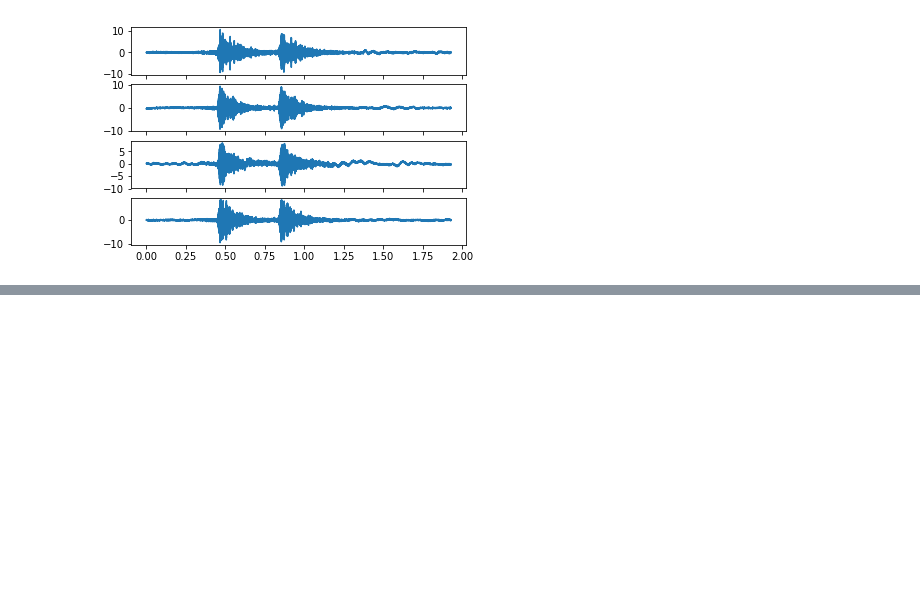
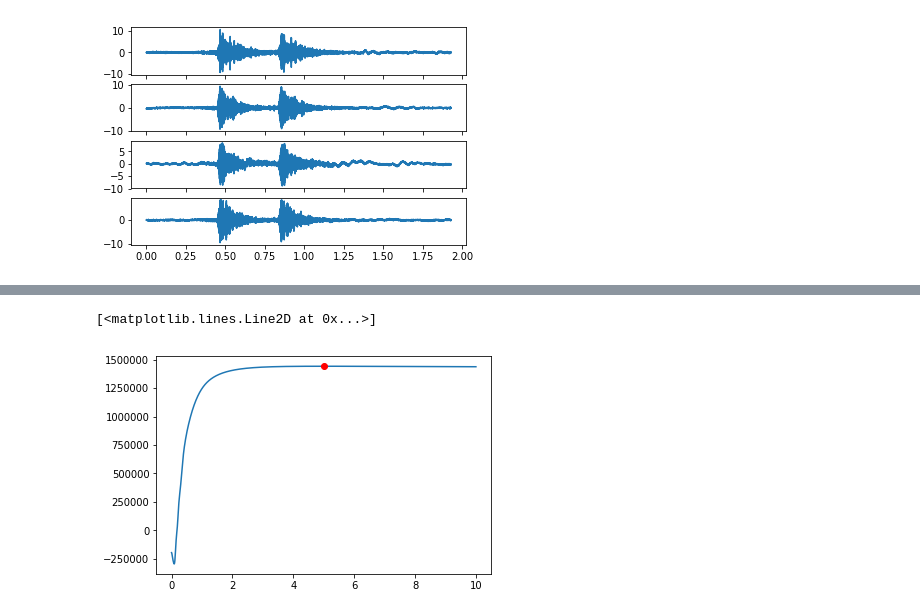
Before and after one commit to rgbrown/birdsong, a Jupyter notebook: Correlation map method.ipynb, the cells around one changed output, grey strips where cells are left out. Saved outputs shown, nothing was run; the diff lists cells and outputs as text; code cells hidden in the pictures; blank space fills up the shorter version.

```diff
--- a/Correlation map method.ipynb
+++ b/Correlation map method.ipynb
@@ -6,0 +65,23 @@ from scipy.interpolate import interp1d
+# %%
+def generate_synthetic_data(mics, source_position, fname='highsampletext.wav'):
+    sample_rate, original = scipy.io.wavfile.read('highsampletext.wav')
+    dt = 1/sample_rate
+    original = original.astype("float")
+    original = original/original.std()
+    n_samples = len(original)
+    n_channels = 4
+
+    # Compute delays, and make them relative
+    delays = [m.arrival_time(source_position[0], source_position[1]) for m in mics]
+    delays -= min(delays)
+
+    # Create interpolant
+    ts = dt*np.arange(len(original))
+    foo = interp1d(ts, original, kind='cubic', fill_value=0.0, bounds_error=False)
+
+    # Create four channel array (like what would be loaded from wav file)
+    data = np.zeros((n_samples, 4))
+    for i in range(n_channels):
+        data[:, i] = foo(ts - delays[i])
+
+    return data, sample_rate
@@ -74,0 +120,20 @@ plt.imshow(c_funcs[0](X, Y) + c_funcs[1](X, Y) + c_funcs[2](X, Y) +
+# %%
+# Define source position
+theta = np.pi/8
+dist = 5
+source_x, source_y = (dist*np.cos(theta), dist*np.sin(theta))
+
+# Create synthetic data based on this position
+data, sample_rate = generate_synthetic_data(mics, (source_x, source_y))
+
+objfun = create_objective(mics, data, sample_rate)
+
+# Plot objective along a ray from the origin through the source position
+d = np.linspace(0, 10, 1000)
+x = d*np.cos(theta)
+y = d*np.sin(theta)
+plt.plot(d, objfun(x, y))
+plt.plot(dist, objfun(source_x, source_y), 'ro')
+# %% [output]
+[<matplotlib.lines.Line2D at 0x...>]
+[figure, added]
```
Also changed, not shown: parts of 13 cells of this notebook.
